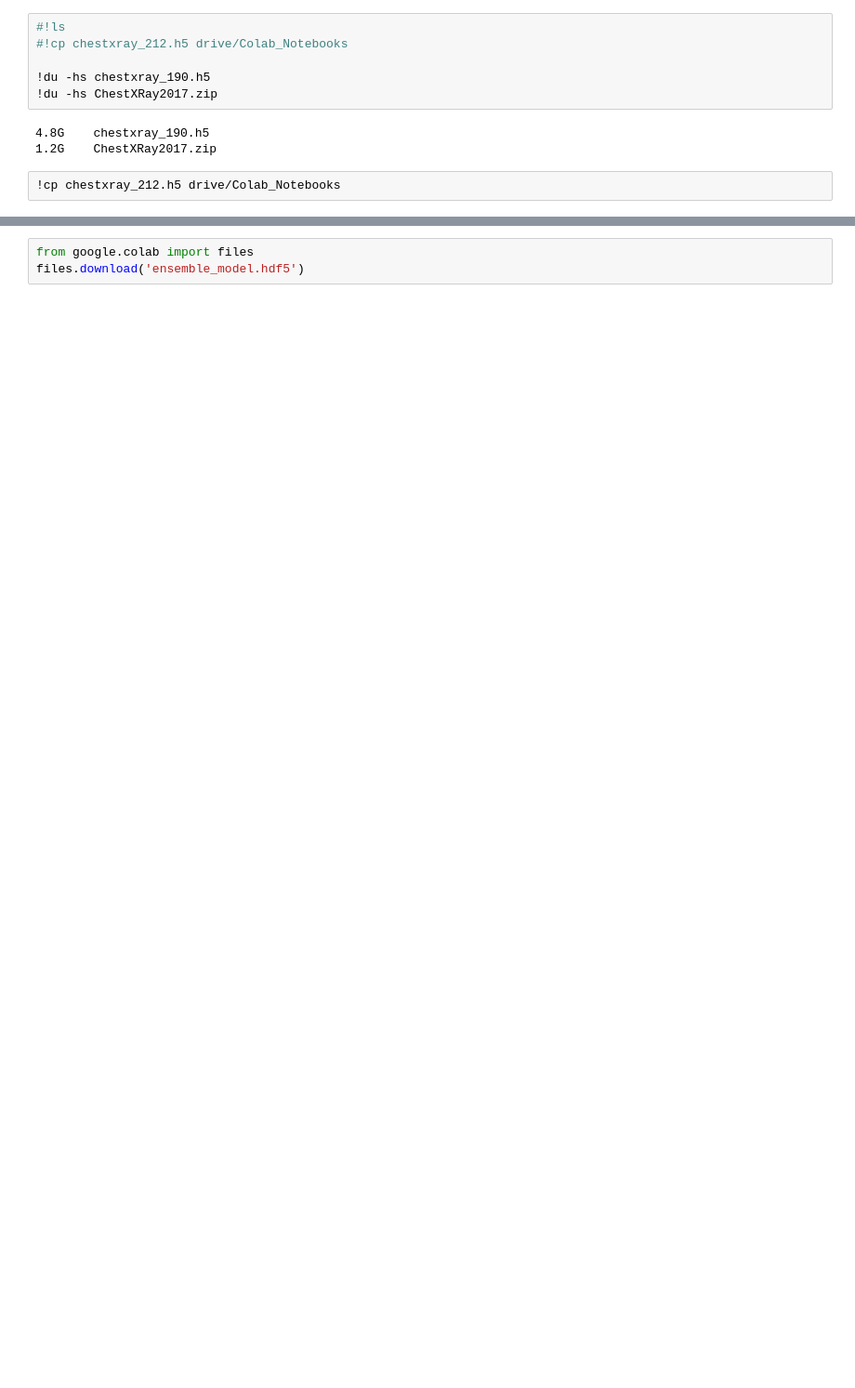
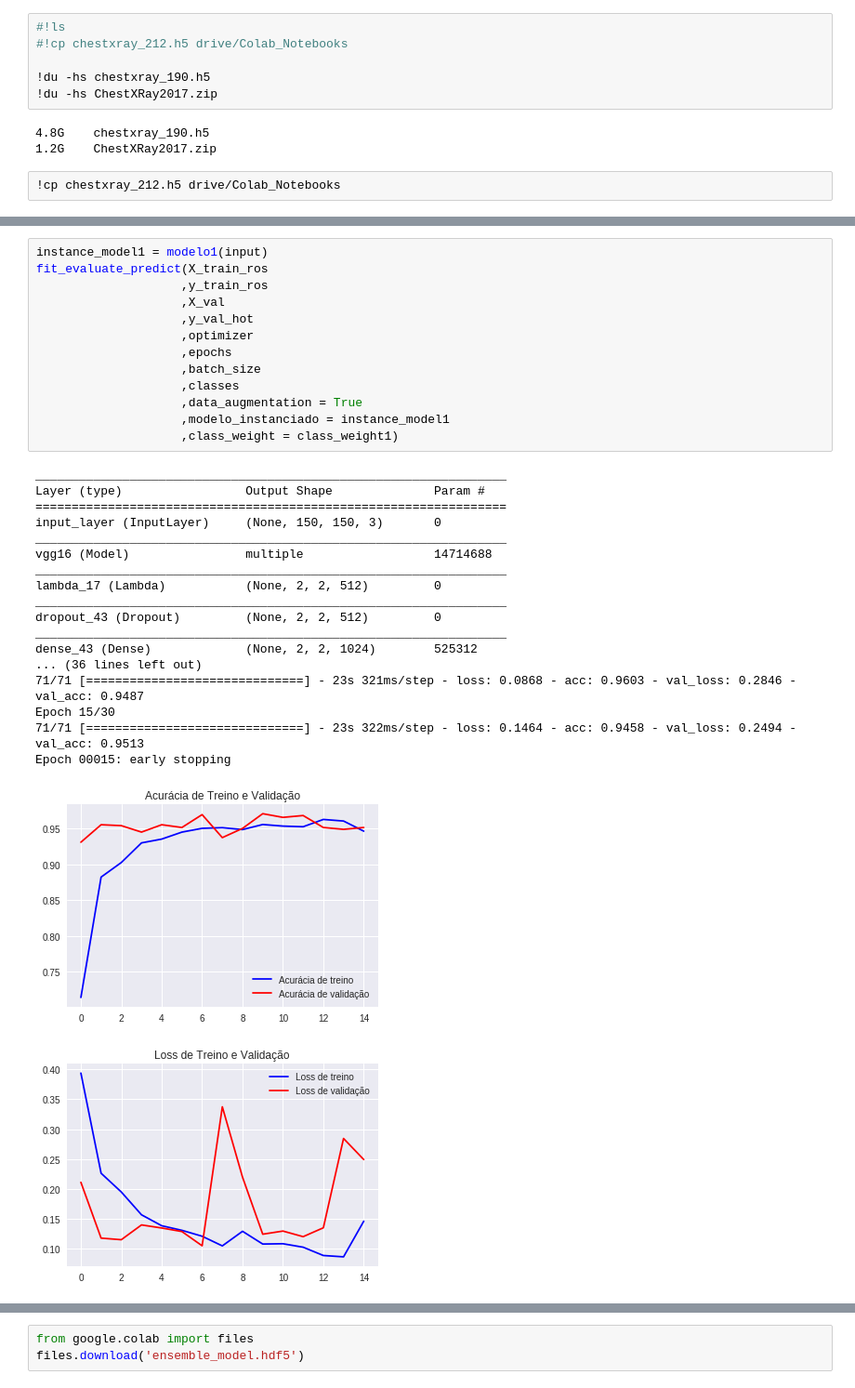
Before and after one commit to leoliveira00/colab-files, a Jupyter notebook: chestxray_vgg16_test.ipynb, the cells around one changed output, grey strips where cells are left out. Shown at 93% size. Drawn from its saved outputs; the diff is of its cells as text; blank space fills up the shorter version.

```diff
--- a/chestxray_vgg16_test.ipynb
+++ b/chestxray_vgg16_test.ipynb
@@ -631,0 +702,33 @@ Downloading data from https://github.com/fchollet/deep-learning-models/releases/
+# %%
+instance_model1 = modelo1(input)
+fit_evaluate_predict(X_train_ros
+                    ,y_train_ros
+                    ,X_val
+                    ,y_val_hot
+                    ,optimizer
+                    ,epochs
+                    ,batch_size
+                    ,classes
+                    ,data_augmentation = True
+                    ,modelo_instanciado = instance_model1
+                    ,class_weight = class_weight1)
+# %% [output]
+_________________________________________________________________
+Layer (type)                 Output Shape              Param #
+=================================================================
+input_layer (InputLayer)     (None, 150, 150, 3)       0
+_________________________________________________________________
+vgg16 (Model)                multiple                  14714688
+_________________________________________________________________
+lambda_17 (Lambda)           (None, 2, 2, 512)         0
+_________________________________________________________________
+dropout_43 (Dropout)         (None, 2, 2, 512)         0
+_________________________________________________________________
+dense_43 (Dense)             (None, 2, 2, 1024)        525312
+... (36 lines left out)
+71/71 [==============================] - 23s 321ms/step - loss: 0.0868 - acc: 0.9603 - val_loss: 0.2846 - val_acc: 0.9487
+Epoch 15/30
+71/71 [==============================] - 23s 322ms/step - loss: 0.1464 - acc: 0.9458 - val_loss: 0.2494 - val_acc: 0.9513
+Epoch 00015: early stopping
+[figure, added]
+[figure, added]
```
Also changed, not shown: parts of 42 cells of this notebook.
